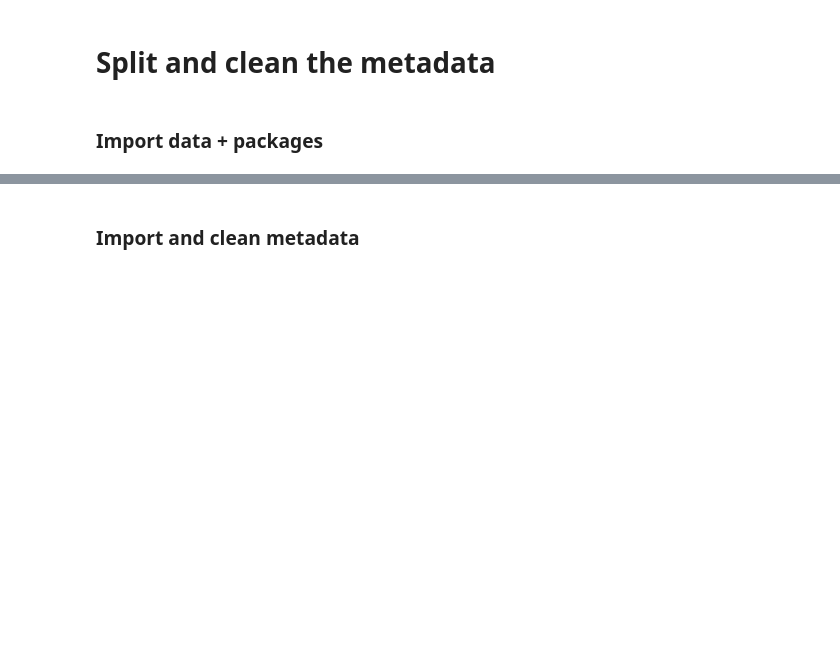
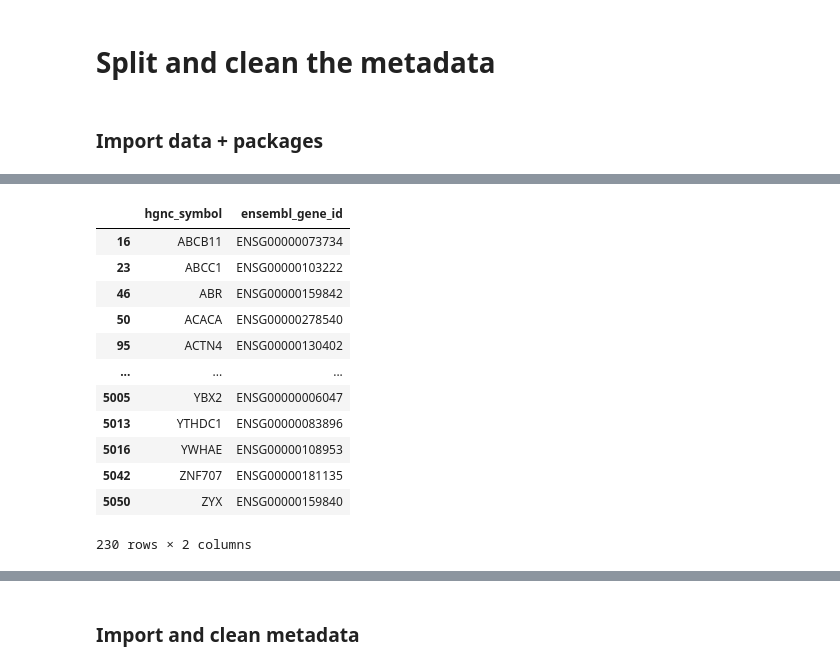
Before and after one commit to cguccione/PDAC_patient_stratification, a Jupyter notebook: jupyter_notebooks/DataClean.ipynb, the cells around one changed output, grey strips where cells are left out. Drawn from its saved outputs; the diff is of its cells as text; code cells hidden in the pictures; blank space fills up the shorter version.

```diff
--- a/jupyter_notebooks/DataClean.ipynb
+++ b/jupyter_notebooks/DataClean.ipynb
@@ -9,0 +89,20 @@ key_genes = list(key_genes_pd['gene'])
+# %%
+bad_ENSG_df = pd.read_csv('nonDefined_ENSG.csv')
+bad_ENSG = list(bad_ENSG_df['ENSG'])
+
+df3 = df2[~df2['ensembl_gene_id'].isin(bad_ENSG)]
+df3
+# %% [output]
+|  | hgnc_symbol | ensembl_gene_id |
+| 16 | ABCB11 | ENSG00000073734 |
+| 23 | ABCC1 | ENSG00000103222 |
+| 46 | ABR | ENSG00000159842 |
+| 50 | ACACA | ENSG00000278540 |
+| 95 | ACTN4 | ENSG00000130402 |
+| ... | ... | ... |
+| 5005 | YBX2 | ENSG00000006047 |
+| 5013 | YTHDC1 | ENSG00000083896 |
+| 5016 | YWHAE | ENSG00000108953 |
+| 5042 | ZNF707 | ENSG00000181135 |
+| 5050 | ZYX | ENSG00000159840 |
+230 rows × 2 columns
```
Also changed, not shown: parts of 22 cells of this notebook, 2 other files.
